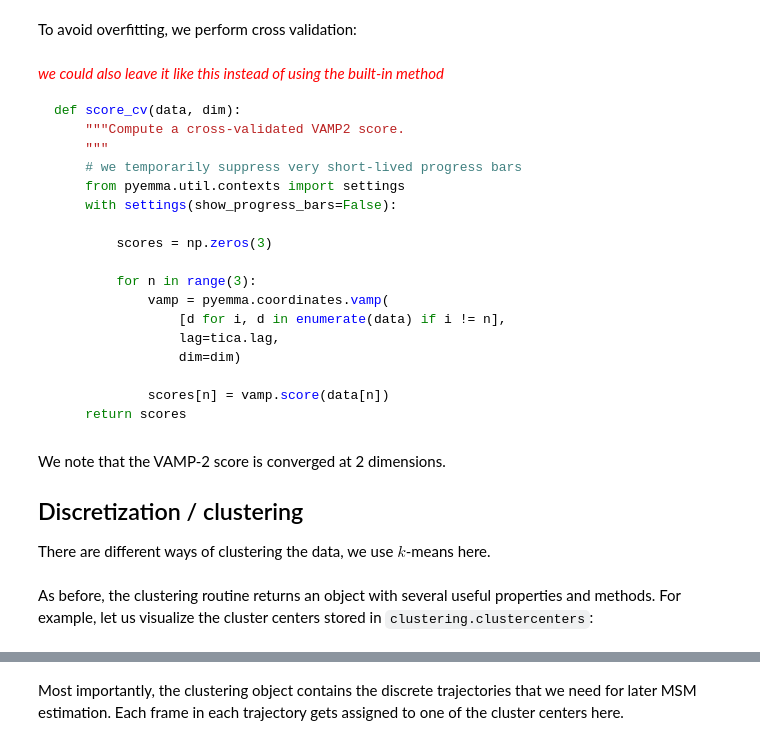
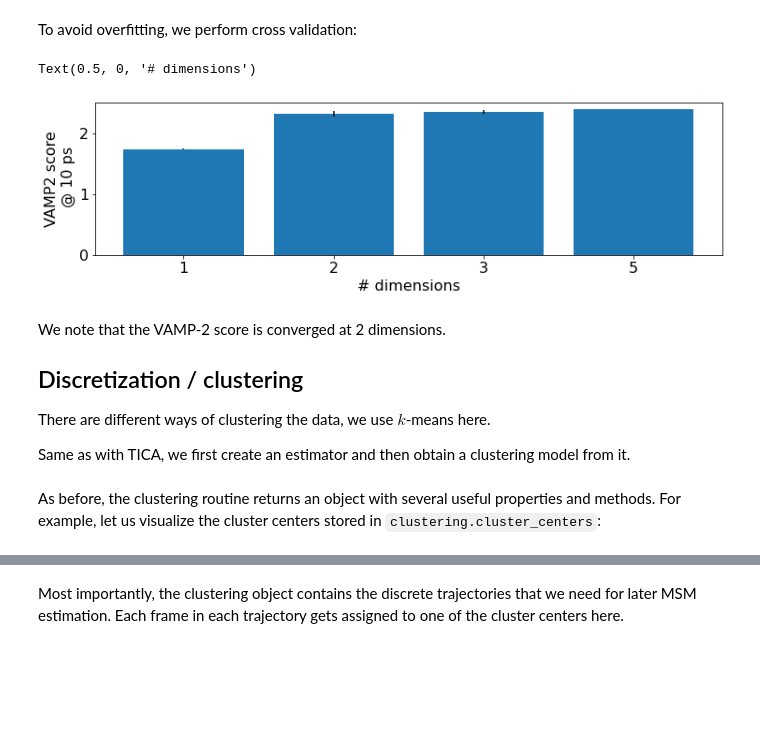
Before and after one commit to markovmodel/pyemma-workshop, a Jupyter notebook: notebooks/01-io-features-presentation.ipynb, the cells around one changed output, grey strips where cells are left out. Cells and saved outputs as stored; diff of their text form; code cells hidden in the pictures; blank space fills up the shorter version.

````diff
--- a/notebooks/01-io-features-presentation.ipynb
+++ b/notebooks/01-io-features-presentation.ipynb
@@ -100,50 +146,32 @@ We can use the VAMP-2 score e.g. to assess how many dimensions we should ideally
 dims = [1, 2, 3, 5]
 # %% [markdown]
 To avoid overfitting, we perform cross validation:
-# %% [markdown]
-<span style="color:red">*we could also leave it like this instead of using the built-in method*</span>
-
-```python
-def score_cv(data, dim):
-    """Compute a cross-validated VAMP2 score.
-    """
-    # we temporarily suppress very short-lived progress bars
-    from pyemma.util.contexts import settings
-    with settings(show_progress_bars=False):
-
-        scores = np.zeros(3)
-
-        for n in range(3):
-            vamp = pyemma.coordinates.vamp(
-                [d for i, d in enumerate(data) if i != n],
-                lag=tica.lag,
-                dim=dim)
-
-            scores[n] = vamp.score(data[n])
-    return scores
-```
 # %%
 fig, ax = plt.subplots(1, 1, figsize=(12, 3), sharey=True)
 
 scores = []
 errors = []
 
 tica_estimator.var_cutoff = None  # this takes precedence over dim if it is set
 for dim in dims:
     tica_estimator.dim = dim
     torsions_scores = dt.decomposition.vamp_score_cv(tica_estimator, trajs=Y,
-                                                     lagtime=tica_estimator.lagtime,
                                                      blocksplit=False, n=3)
     scores.append(torsions_scores.mean())
     errors.append(torsions_scores.std())
 
 ax.bar([str(d) for d in dims], scores, yerr=errors)
 
 ax.set_ylabel('VAMP2 score\n @ {} ps'.format(tica_estimator.lagtime))
 ax.set_xlabel('# dimensions')
+# %% [output]
+Text(0.5, 0, '# dimensions')
+[figure, added]
 # %% [markdown]
 We note that the VAMP-2 score is converged at 2 dimensions.
 
 ## Discretization / clustering
 There are different ways of clustering the data, we use $k$-means here.
+
+Same as with TICA, we first create an estimator and then obtain a clustering model from it.
 # %%
@@ -152,5 +180,5 @@ clustering = kmeans = kmeans_estimator.fit(np.concatenate(tics)).fetch_model()
 # %% [markdown]
-As before, the clustering routine returns an object with several useful properties and methods. For example, let us visualize the cluster centers stored in `clustering.clustercenters`:
+As before, the clustering routine returns an object with several useful properties and methods. For example, let us visualize the cluster centers stored in `clustering.cluster_centers`:
 # %%
 fig, ax = plt.subplots()
 ax.plot(*clustering.cluster_centers.T, 'ko')
````
Also changed, not shown: parts of 21 cells of this notebook, 6 other files.
